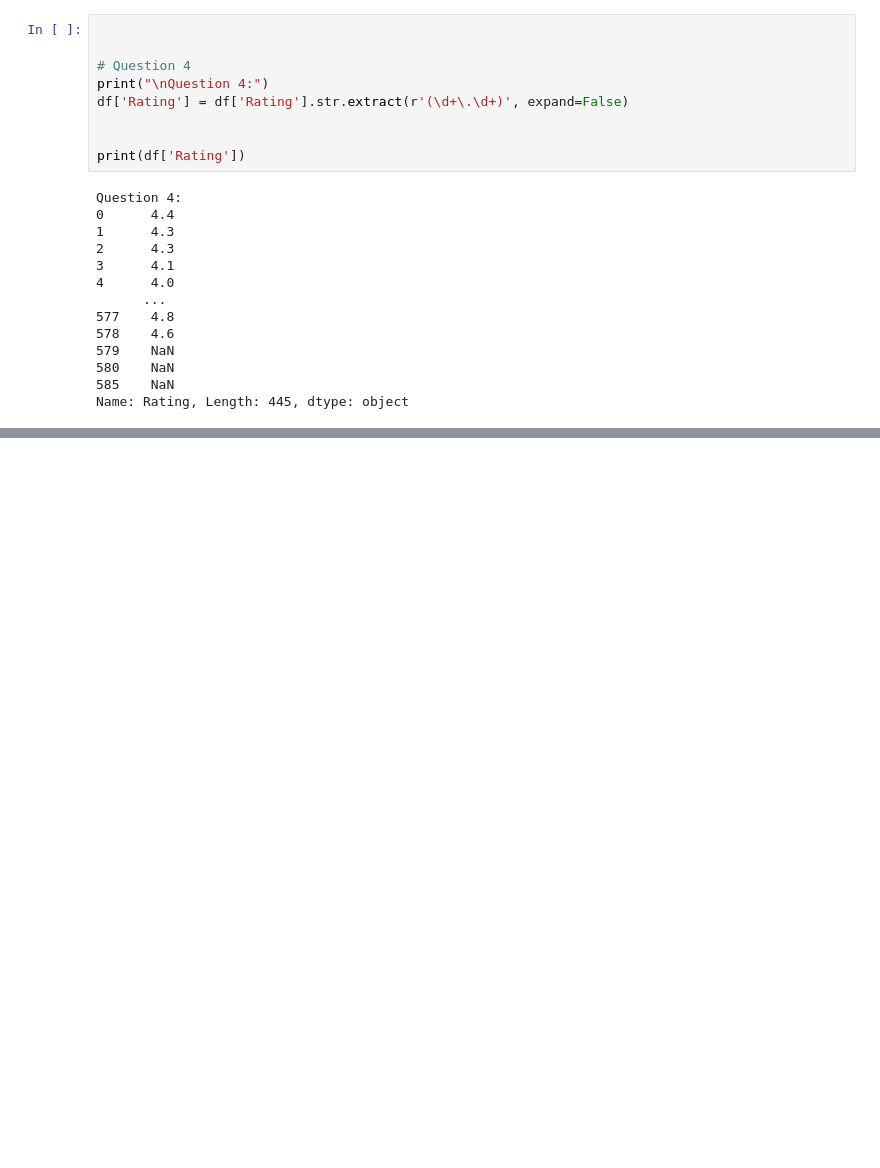
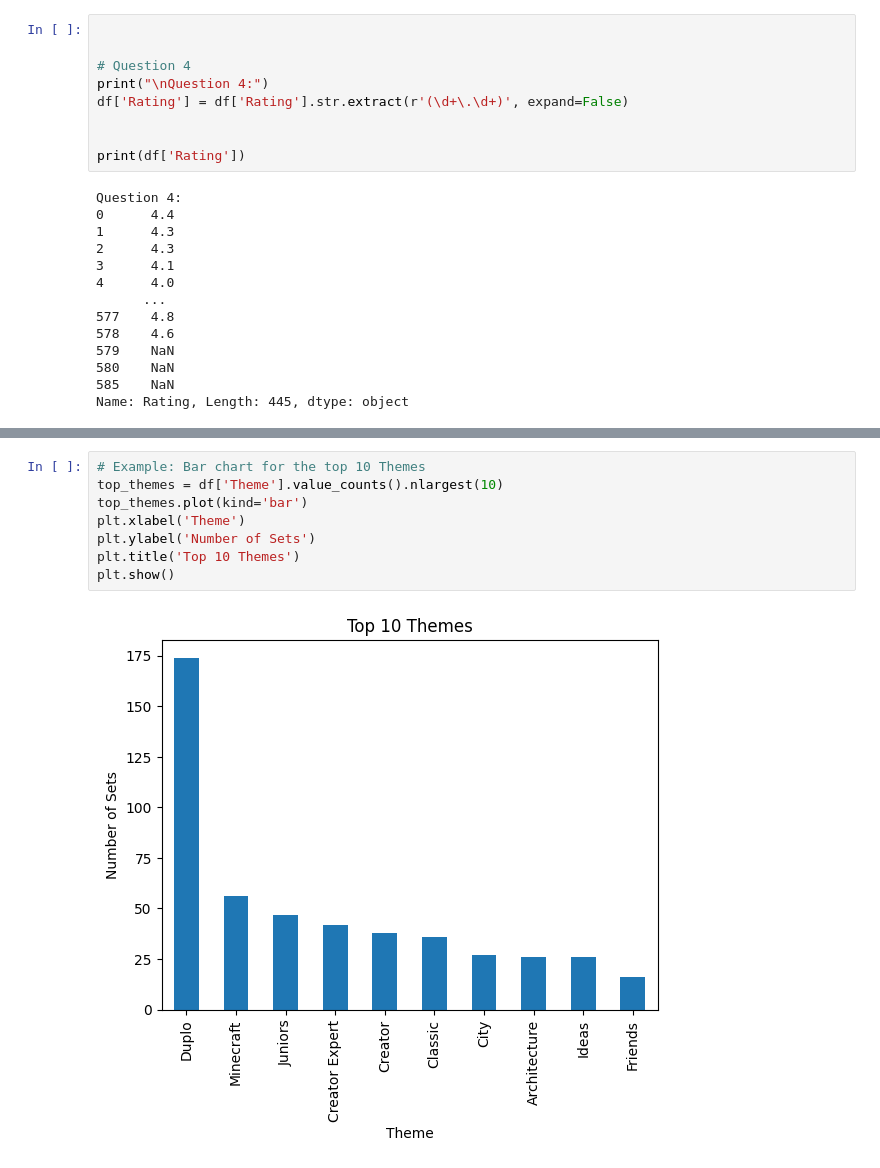
Before and after one commit to KaylumCassidy/BMCA3, a Jupyter notebook: TU912_4_Cassidy_Kaylum_C20323831_LabExam.ipynb, the cells around one changed output, grey strips where cells are left out. Cells and saved outputs as stored; diff of their text form; blank space fills up the shorter version.

```diff
--- a/TU912_4_Cassidy_Kaylum_C20323831_LabExam.ipynb
+++ b/TU912_4_Cassidy_Kaylum_C20323831_LabExam.ipynb
@@ -410,0 +410,10 @@ KeyError: ignored
+# %%
+# Example: Bar chart for the top 10 Themes
+top_themes = df['Theme'].value_counts().nlargest(10)
+top_themes.plot(kind='bar')
+plt.xlabel('Theme')
+plt.ylabel('Number of Sets')
+plt.title('Top 10 Themes')
+plt.show()
+# %% [output]
+[figure, added]
```
Also changed, not shown: parts of 15 cells of this notebook.
